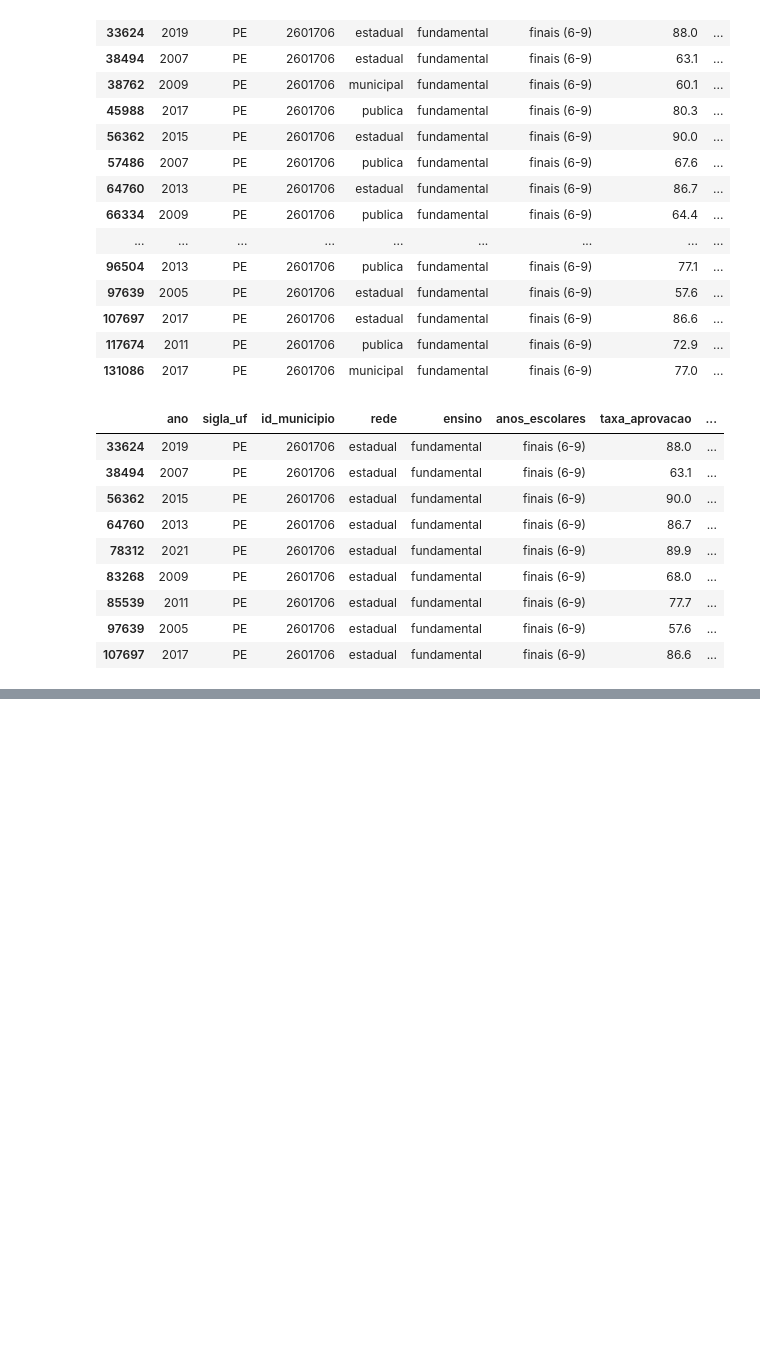
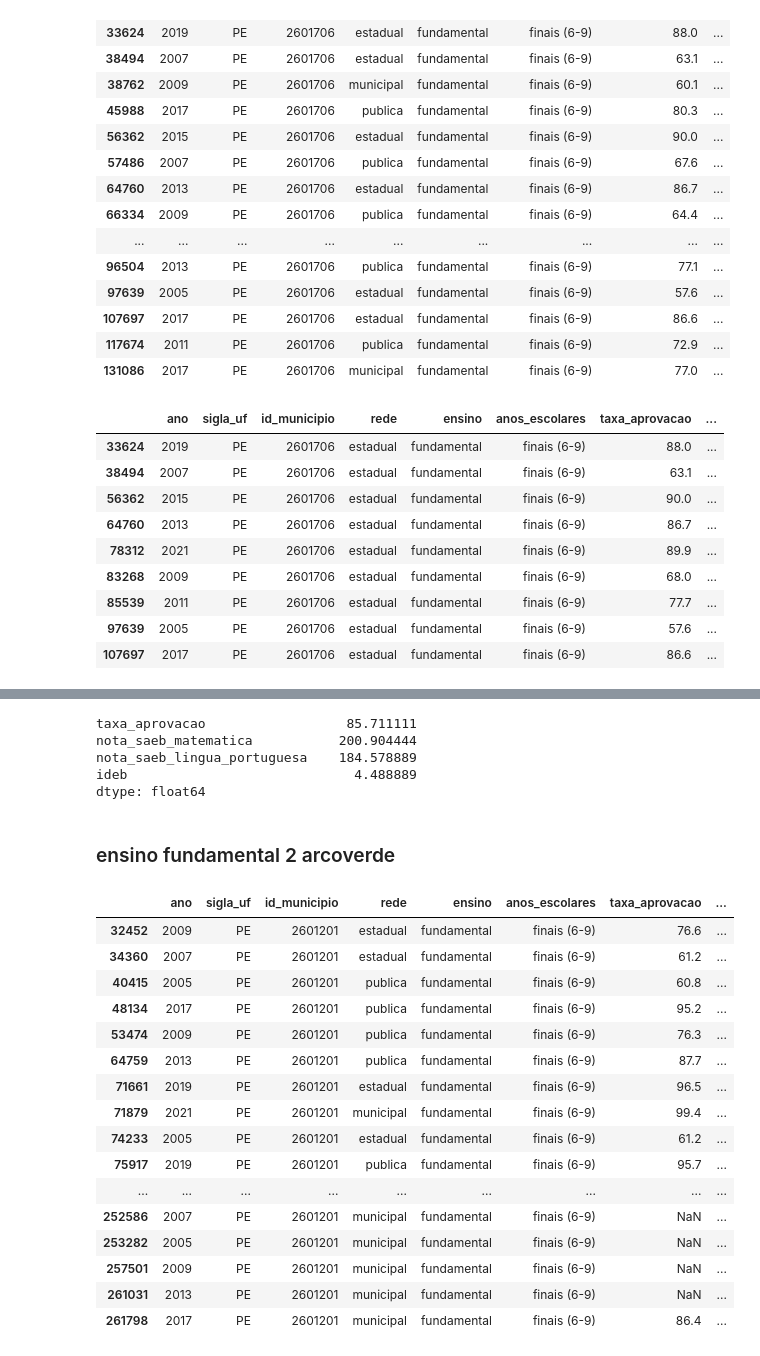
Before and after one commit to claraaqn/IC-Dadis_IDEB, a Jupyter notebook: analise_descritiva.ipynb, the cells around one changed output, grey strips where cells are left out. Saved outputs shown, nothing was run; the diff lists cells and outputs as text; code cells hidden in the pictures; blank space fills up the shorter version.

```diff
--- a/analise_descritiva.ipynb
+++ b/analise_descritiva.ipynb
@@ -184,0 +465,31 @@ data_f2_bj_est[dados_numericos].describe()
+# %%
+data_f1_ar_mun[dados_numericos].mean()
+# %% [output]
+taxa_aprovacao                  85.711111
+nota_saeb_matematica           200.904444
+nota_saeb_lingua_portuguesa    184.578889
+ideb                             4.488889
+dtype: float64
+# %% [markdown]
+### ensino fundamental 2 arcoverde
+# %%
+data_f2_ar = data[(data['id_municipio'] == 2601201) & (data['ensino'] == 'fundamental') & (data['anos_escolares'] == 'finais (6-9)')]
+data_f2_ar
+# %% [output]
+|  | ano | sigla_uf | id_municipio | rede | ensino | anos_escolares | taxa_aprovacao | ... |
+| 32452 | 2009 | PE | 2601201 | estadual | fundamental | finais (6-9) | 76.6 | ... |
+| 34360 | 2007 | PE | 2601201 | estadual | fundamental | finais (6-9) | 61.2 | ... |
+| 40415 | 2005 | PE | 2601201 | publica | fundamental | finais (6-9) | 60.8 | ... |
+| 48134 | 2017 | PE | 2601201 | publica | fundamental | finais (6-9) | 95.2 | ... |
+| 53474 | 2009 | PE | 2601201 | publica | fundamental | finais (6-9) | 76.3 | ... |
+| 64759 | 2013 | PE | 2601201 | publica | fundamental | finais (6-9) | 87.7 | ... |
+| 71661 | 2019 | PE | 2601201 | estadual | fundamental | finais (6-9) | 96.5 | ... |
+| 71879 | 2021 | PE | 2601201 | municipal | fundamental | finais (6-9) | 99.4 | ... |
+| 74233 | 2005 | PE | 2601201 | estadual | fundamental | finais (6-9) | 61.2 | ... |
+| 75917 | 2019 | PE | 2601201 | publica | fundamental | finais (6-9) | 95.7 | ... |
+| ... | ... | ... | ... | ... | ... | ... | ... | ... |
+| 252586 | 2007 | PE | 2601201 | municipal | fundamental | finais (6-9) | NaN | ... |
+| 253282 | 2005 | PE | 2601201 | municipal | fundamental | finais (6-9) | NaN | ... |
+| 257501 | 2009 | PE | 2601201 | municipal | fundamental | finais (6-9) | NaN | ... |
+| 261031 | 2013 | PE | 2601201 | municipal | fundamental | finais (6-9) | NaN | ... |
+| 261798 | 2017 | PE | 2601201 | municipal | fundamental | finais (6-9) | 86.4 | ... |
```
Also changed, not shown: parts of 37 cells of this notebook.
